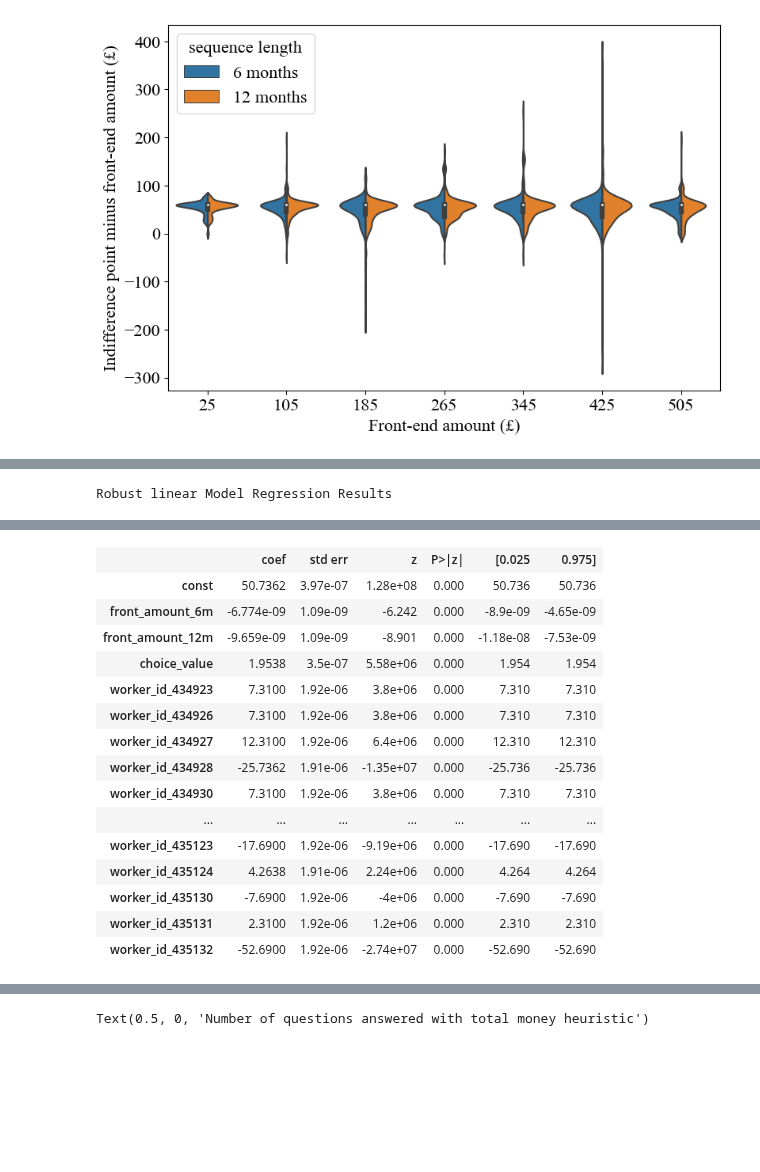
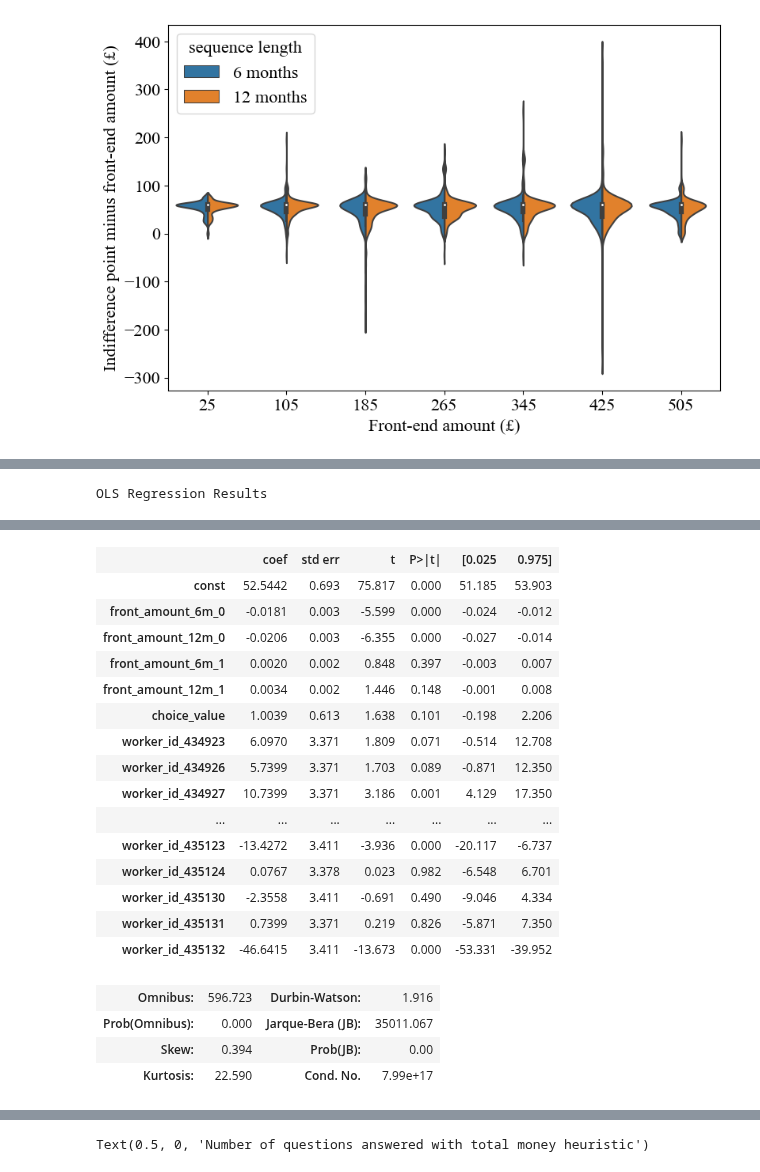
Before and after one commit to zarkwang/attention_discount_project, a Jupyter notebook: experiment_2/analysis.ipynb, the cells around one changed output, grey strips where cells are left out. Drawn from its saved outputs; the diff is of its cells as text; code cells hidden in the pictures; blank space fills up the shorter version.

Commit message:
regression analysis

```diff
--- a/experiment_2/analysis.ipynb
+++ b/experiment_2/analysis.ipynb
@@ -233,0 +254,10 @@ np.ceil(df_time_label.shape[0] * 0.005 / 2)
+# %%
+df_time_label['total_money_heuristic'] = df_time_label['value_surplus'] == 60
+
+print('Response time for',df_time_label.groupby('total_money_heuristic')['response_time_enter'].mean())
+stats.ttest_ind(df_time_label['response_time_enter'][df_time_label['total_money_heuristic'] == 0],
+                df_time_label['response_time_enter'][df_time_label['total_money_heuristic'] == 1])
+
+print('Ratio of answers using total_money_heuristic for',df_time_label.groupby('label')['total_money_heuristic'].mean())
+stats.ttest_ind(df_time_label['total_money_heuristic'][df_time_label['label'] == 0],
+                df_time_label['total_money_heuristic'][df_time_label['label'] == 1])
@@ -239,11 +279,13 @@ df_time_label['front_amount_6m_1'] = df_time_label['front_amount_6m']  * (df_tim
 df_time_label['front_amount_12m_0'] = df_time_label['front_amount_12m']  * (df_time_label['label'] == 0)
 df_time_label['front_amount_12m_1'] = df_time_label['front_amount_12m']  * (df_time_label['label'] == 1)
 
+df_dummy = pd.concat([df_time_label,pd.get_dummies(df_time_label['worker_id'], prefix='worker_id')],axis=1)
+
 ratio_outliers = 0.005
 rule_out_index = int(np.ceil(df_time_label.shape[0] * ratio_outliers / 2) - 1)
-upper_bound = df_time_label['value_surplus'].sort_values(ascending=False).to_list()[rule_out_index]
-lower_bound = df_time_label['value_surplus'].sort_values().to_list()[rule_out_index]
-df_filtered = df_time_label[(df_time_label['value_surplus'] > lower_bound) & (df_time_label['value_surplus'] < upper_bound)]
+upper_bound = df_dummy['value_surplus'].sort_values(ascending=False).to_list()[rule_out_index]
+lower_bound = df_dummy['value_surplus'].sort_values().to_list()[rule_out_index]
+df_filtered = df_dummy[(df_dummy['value_surplus'] > lower_bound) & (df_dummy['value_surplus'] < upper_bound)]
 
 reg_cols_baseline = ['front_amount_6m','front_amount_12m','choice_value']
 reg_cols_label = ['front_amount_6m_0','front_amount_12m_0','front_amount_6m_1','front_amount_12m_1','choice_value']
@@ -251,8 +293,8 @@ reg_cols_label = ['front_amount_6m_0','front_amount_12m_0','front_amount_6m_1','
 y = df_filtered['value_surplus']
 X = sm.add_constant(df_filtered[reg_cols_baseline]).astype(float)
 
-reg_lm_pool = sm.OLS(endog = y , exog = X).fit()
-reg_lm_pool.summary()
+model_ols_pool = sm.OLS(endog = y , exog = X).fit()
+model_ols_pool.summary()
 # %% [output]
 OLS Regression Results
 | Dep. Variable: | value_surplus | R-squared: | 0.002 |
@@ -293,0 +340,8 @@ reg_lm_fe.summary()
+# %%
+reg_cols_dummy = reg_cols_baseline + [col for col in df_dummy.columns if col.startswith('worker_id_')]
+
+y = df_filtered['value_surplus']
+X = sm.add_constant(df_filtered[reg_cols_dummy]).astype(float)
+
+model_ols_fe = sm.OLS(endog = y , exog = X).fit()
+model_ols_fe.summary()
@@ -313,12 +415,10 @@ Robust linear Model Regression Results
 If the model instance has been used for another fit with different fit parameters, then the fit options might not be the correct ones anymore .
 # %%
-df_dummy = pd.concat([df_time_label,pd.get_dummies(df_time_label['worker_id'], prefix='worker_id')],axis=1)
-reg_cols_dummy = reg_cols_baseline + [col for col in df_dummy.columns if col.startswith('worker_id_')]
+reg_cols_dummy_2 = reg_cols_label + [col for col in df_dummy.columns if col.startswith('worker_id_')]
+y = df_filtered['value_surplus']
+X = sm.add_constant(df_filtered[reg_cols_dummy_2]).astype(float)
 
-y = df_dummy['value_surplus']
-X = sm.add_constant(df_dummy[reg_cols_dummy]).astype(float)
-
-reg_rlm_fe = sm.RLM(endog=y,exog=X,M=sm.robust.norms.HuberT()).fit()
-reg_rlm_fe.summary()
+model_ols_fe_2 = sm.OLS(endog = y , exog = X).fit()
+model_ols_fe_2.summary()
 # %% [output]
-Robust linear Model Regression Results
+OLS Regression Results
@@ -334,16 +434,20 @@ Robust linear Model Regression Results
-|  | coef | std err | z | P>|z| | [0.025 | 0.975] |
-| const | 50.7362 | 3.97e-07 | 1.28e+08 | 0.000 | 50.736 | 50.736 |
-| front_amount_6m | -6.774e-09 | 1.09e-09 | -6.242 | 0.000 | -8.9e-09 | -4.65e-09 |
-| front_amount_12m | -9.659e-09 | 1.09e-09 | -8.901 | 0.000 | -1.18e-08 | -7.53e-09 |
-| choice_value | 1.9538 | 3.5e-07 | 5.58e+06 | 0.000 | 1.954 | 1.954 |
-| worker_id_434923 | 7.3100 | 1.92e-06 | 3.8e+06 | 0.000 | 7.310 | 7.310 |
-| worker_id_434926 | 7.3100 | 1.92e-06 | 3.8e+06 | 0.000 | 7.310 | 7.310 |
-| worker_id_434927 | 12.3100 | 1.92e-06 | 6.4e+06 | 0.000 | 12.310 | 12.310 |
-| worker_id_434928 | -25.7362 | 1.91e-06 | -1.35e+07 | 0.000 | -25.736 | -25.736 |
-| worker_id_434930 | 7.3100 | 1.92e-06 | 3.8e+06 | 0.000 | 7.310 | 7.310 |
+|  | coef | std err | t | P>|t| | [0.025 | 0.975] |
+| const | 52.5442 | 0.693 | 75.817 | 0.000 | 51.185 | 53.903 |
+| front_amount_6m_0 | -0.0181 | 0.003 | -5.599 | 0.000 | -0.024 | -0.012 |
+| front_amount_12m_0 | -0.0206 | 0.003 | -6.355 | 0.000 | -0.027 | -0.014 |
+| front_amount_6m_1 | 0.0020 | 0.002 | 0.848 | 0.397 | -0.003 | 0.007 |
+| front_amount_12m_1 | 0.0034 | 0.002 | 1.446 | 0.148 | -0.001 | 0.008 |
+| choice_value | 1.0039 | 0.613 | 1.638 | 0.101 | -0.198 | 2.206 |
+| worker_id_434923 | 6.0970 | 3.371 | 1.809 | 0.071 | -0.514 | 12.708 |
+| worker_id_434926 | 5.7399 | 3.371 | 1.703 | 0.089 | -0.871 | 12.350 |
+| worker_id_434927 | 10.7399 | 3.371 | 3.186 | 0.001 | 4.129 | 17.350 |
 | ... | ... | ... | ... | ... | ... | ... |
-| worker_id_435123 | -17.6900 | 1.92e-06 | -9.19e+06 | 0.000 | -17.690 | -17.690 |
-| worker_id_435124 | 4.2638 | 1.91e-06 | 2.24e+06 | 0.000 | 4.264 | 4.264 |
-| worker_id_435130 | -7.6900 | 1.92e-06 | -4e+06 | 0.000 | -7.690 | -7.690 |
-| worker_id_435131 | 2.3100 | 1.92e-06 | 1.2e+06 | 0.000 | 2.310 | 2.310 |
-| worker_id_435132 | -52.6900 | 1.92e-06 | -2.74e+07 | 0.000 | -52.690 | -52.690 |
+| worker_id_435123 | -13.4272 | 3.411 | -3.936 | 0.000 | -20.117 | -6.737 |
+| worker_id_435124 | 0.0767 | 3.378 | 0.023 | 0.982 | -6.548 | 6.701 |
+| worker_id_435130 | -2.3558 | 3.411 | -0.691 | 0.490 | -9.046 | 4.334 |
+| worker_id_435131 | 0.7399 | 3.371 | 0.219 | 0.826 | -5.871 | 7.350 |
+| worker_id_435132 | -46.6415 | 3.411 | -13.673 | 0.000 | -53.331 | -39.952 |
+| Omnibus: | 596.723 | Durbin-Watson: | 1.916 |
+| Prob(Omnibus): | 0.000 | Jarque-Bera (JB): | 35011.067 |
+| Skew: | 0.394 | Prob(JB): | 0.00 |
+| Kurtosis: | 22.590 | Cond. No. | 7.99e+17 |
```
Also changed, not shown: parts of 14 cells of this notebook, 3 other files.
